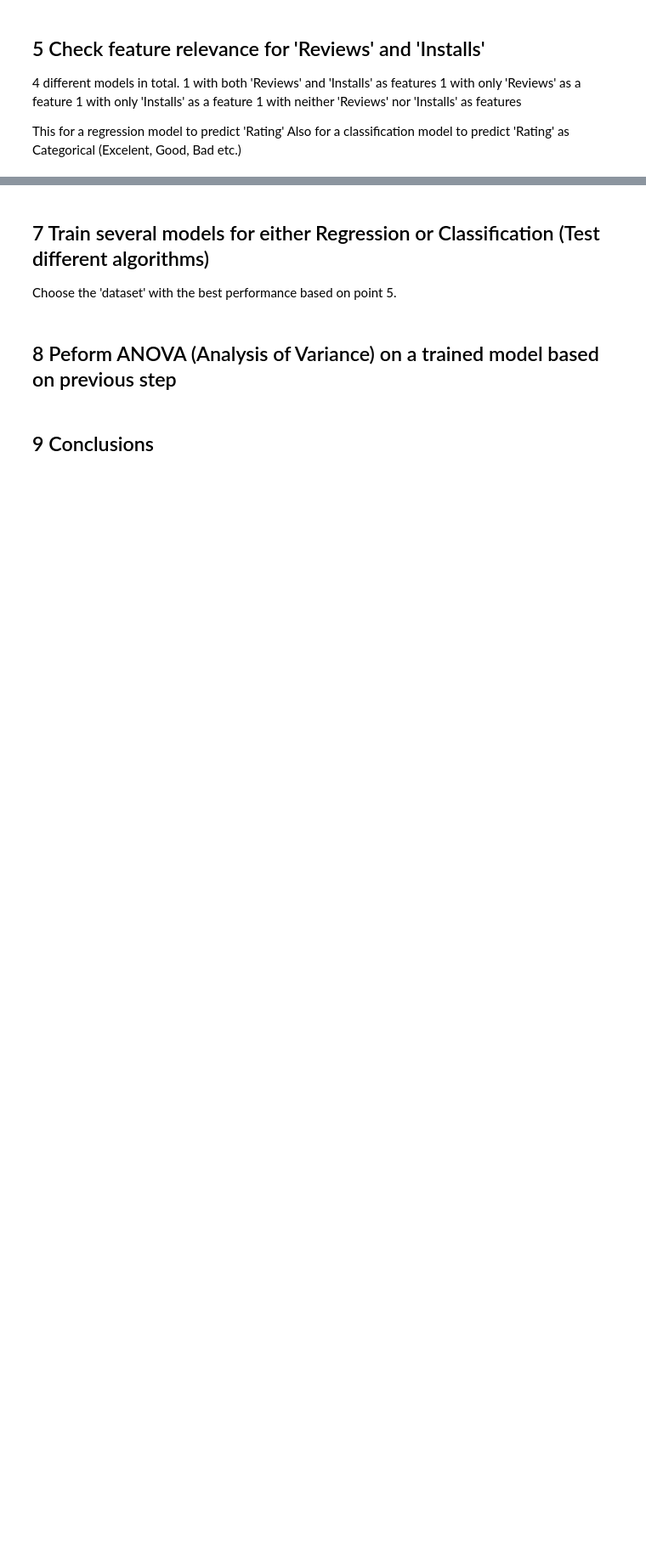
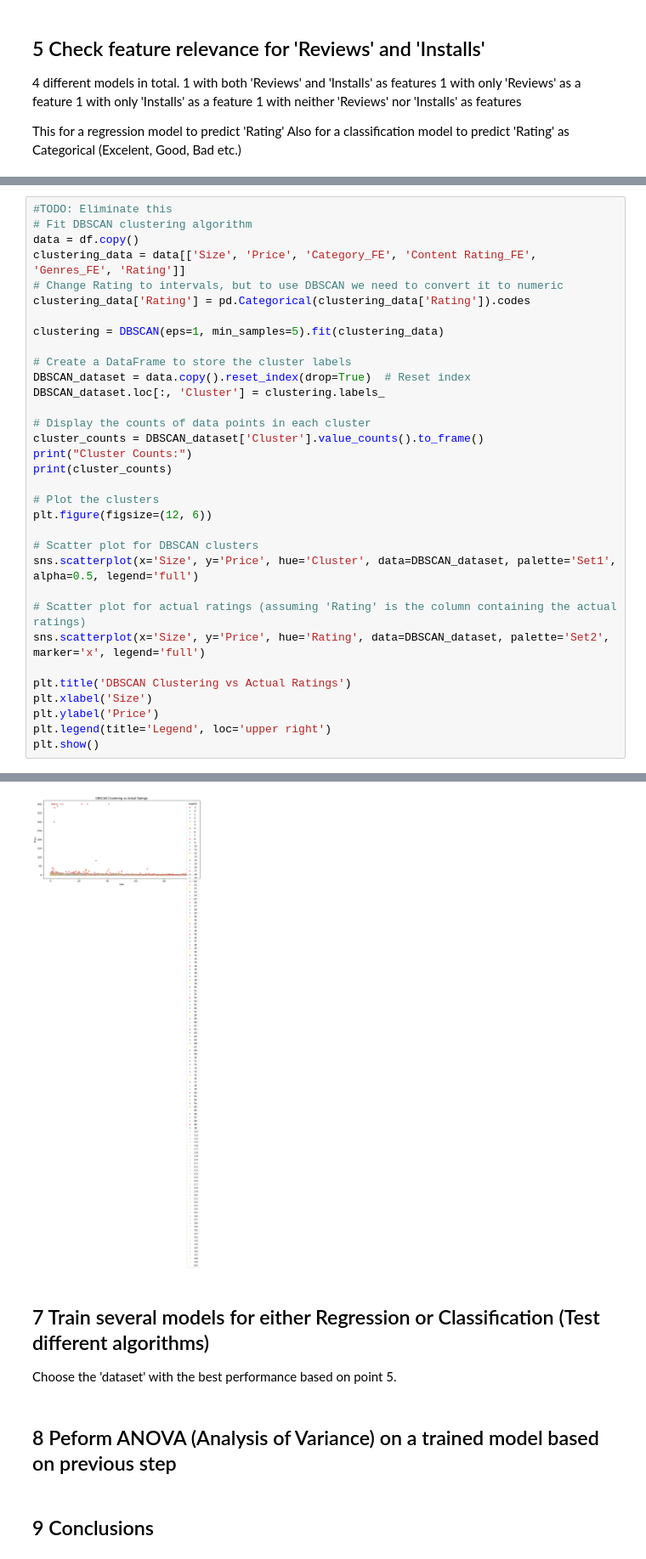
Before and after one commit to jjosorioc/Project-ADES-MESW0009, a Jupyter notebook: dataset_analysis.ipynb, the cells around one changed output, grey strips where cells are left out. Shown at 85% size. Saved outputs shown, nothing was run; the diff lists cells and outputs as text; blank space fills up the shorter version.

Commit message:
Initial part of the 6th point
TODO: Decide if we're removing the clustering part

```diff
--- a/dataset_analysis.ipynb
+++ b/dataset_analysis.ipynb
@@ -850,0 +884,34 @@ Choose the 'dataset' with the best performance based on point 5.
+# %%
+#TODO: Eliminate this
+# Fit DBSCAN clustering algorithm
+data = df.copy()
+clustering_data = data[['Size', 'Price', 'Category_FE', 'Content Rating_FE', 'Genres_FE', 'Rating']]
+# Change Rating to intervals, but to use DBSCAN we need to convert it to numeric
+clustering_data['Rating'] = pd.Categorical(clustering_data['Rating']).codes
+
+clustering = DBSCAN(eps=1, min_samples=5).fit(clustering_data)
+
+# Create a DataFrame to store the cluster labels
+DBSCAN_dataset = data.copy().reset_index(drop=True)  # Reset index
+DBSCAN_dataset.loc[:, 'Cluster'] = clustering.labels_
+
+# Display the counts of data points in each cluster
+cluster_counts = DBSCAN_dataset['Cluster'].value_counts().to_frame()
+print("Cluster Counts:")
+print(cluster_counts)
+
+# Plot the clusters
+plt.figure(figsize=(12, 6))
+
+# Scatter plot for DBSCAN clusters
+sns.scatterplot(x='Size', y='Price', hue='Cluster', data=DBSCAN_dataset, palette='Set1', alpha=0.5, legend='full')
+
+# Scatter plot for actual ratings (assuming 'Rating' is the column containing the actual ratings)
+sns.scatterplot(x='Size', y='Price', hue='Rating', data=DBSCAN_dataset, palette='Set2', marker='x', legend='full')
+
+plt.title('DBSCAN Clustering vs Actual Ratings')
+plt.xlabel('Size')
+plt.ylabel('Price')
+plt.legend(title='Legend', loc='upper right')
+plt.show()
+# %% [output]
@@ -851,3 +934,4 @@ Choose the 'dataset' with the best performance based on point 5.
+[figure, added]
 # %% [markdown]
 ## 7 Train several models for either Regression or Classification (Test different algorithms)
 Choose the 'dataset' with the best performance based on point 5.
```
Also changed, not shown: parts of 11 cells of this notebook.
